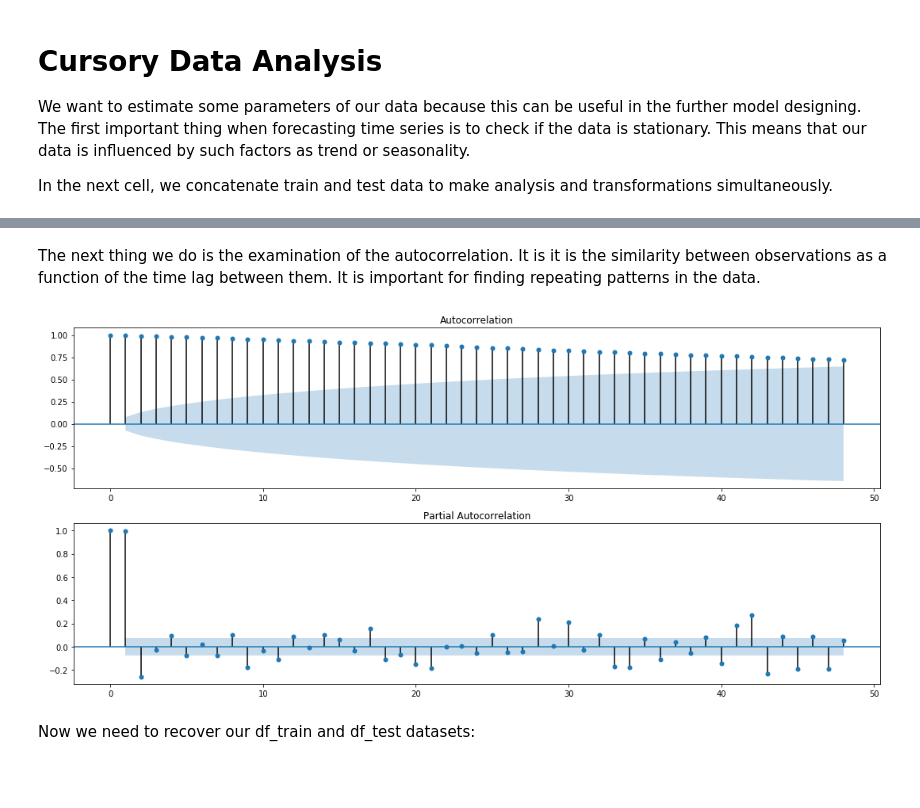
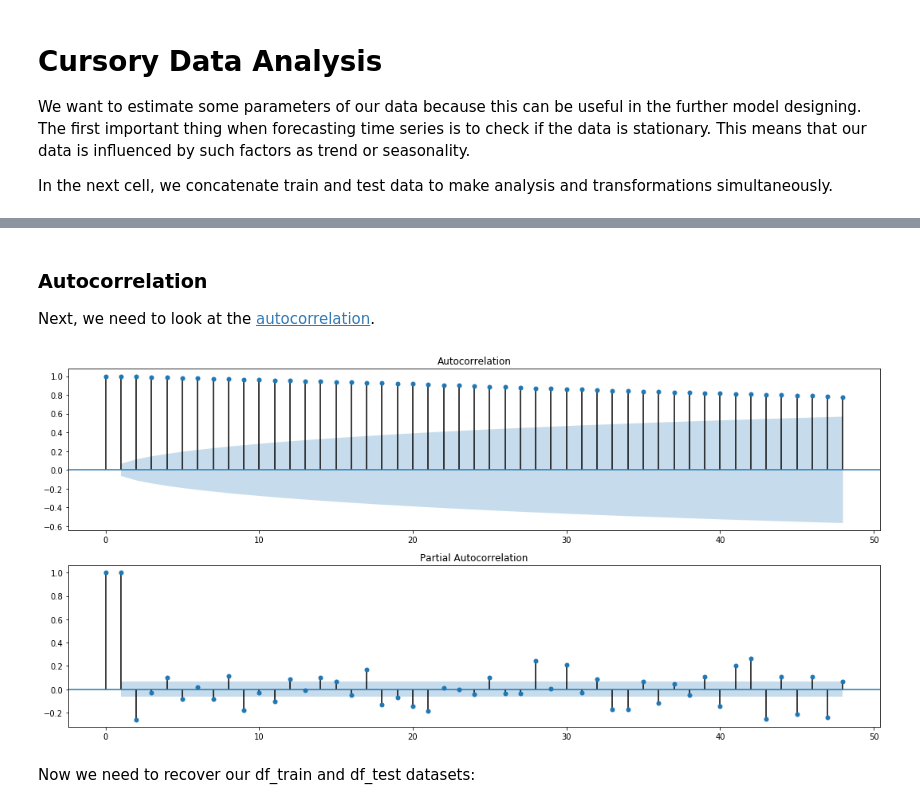
Before and after one commit to danjpark/bitcoin-machinelearning, a Jupyter notebook: BTC Machine Learning.ipynb, the cells around one changed output, grey strips where cells are left out. Drawn from its saved outputs; the diff is of its cells as text; code cells hidden in the pictures; blank space fills up the shorter version.

```diff
--- a/BTC Machine Learning.ipynb
+++ b/BTC Machine Learning.ipynb
@@ -186,18 +210,28 @@ fig = dict(data=data, layout=layout)
 py.iplot(fig, filename='seasonal_decomposition')
 # %% [output]
 [interactive output not drawn]
-# %% [markdown]
-The next thing we do is the examination of the autocorrelation. It is it is the similarity between observations as a function of the time lag between them. It is important for finding repeating patterns in the data.
+# %% [markdown]
+### Autocorrelation
+
+Next, we need to look at the [autocorrelation](https://en.wikipedia.org/wiki/Autocorrelation).
 # %%
+
 plt.figure(figsize=(15,7))
+
 ax = plt.subplot(211)
-sm.graphics.tsa.plot_acf(working_data.Weighted_Price.values.squeeze(), lags=48, ax=ax)
+sm.graphics.tsa.plot_acf(working_data.Weighted_Price.values.squeeze(),
+                         lags=48,
+                         ax=ax)
+
 ax = plt.subplot(212)
-sm.graphics.tsa.plot_pacf(working_data.Weighted_Price.values.squeeze(), lags=48, ax=ax)
+sm.graphics.tsa.plot_pacf(working_data.Weighted_Price.values.squeeze(),
+                          lags=48,
+                          ax=ax)
+
 plt.tight_layout()
 plt.show()
 # %% [output]
-[figure, old version]
+[figure, new version]
 # %% [markdown]
 Now we need to recover our df_train and df_test datasets:
 # %%
```
Also changed, not shown: parts of 9 cells of this notebook.
